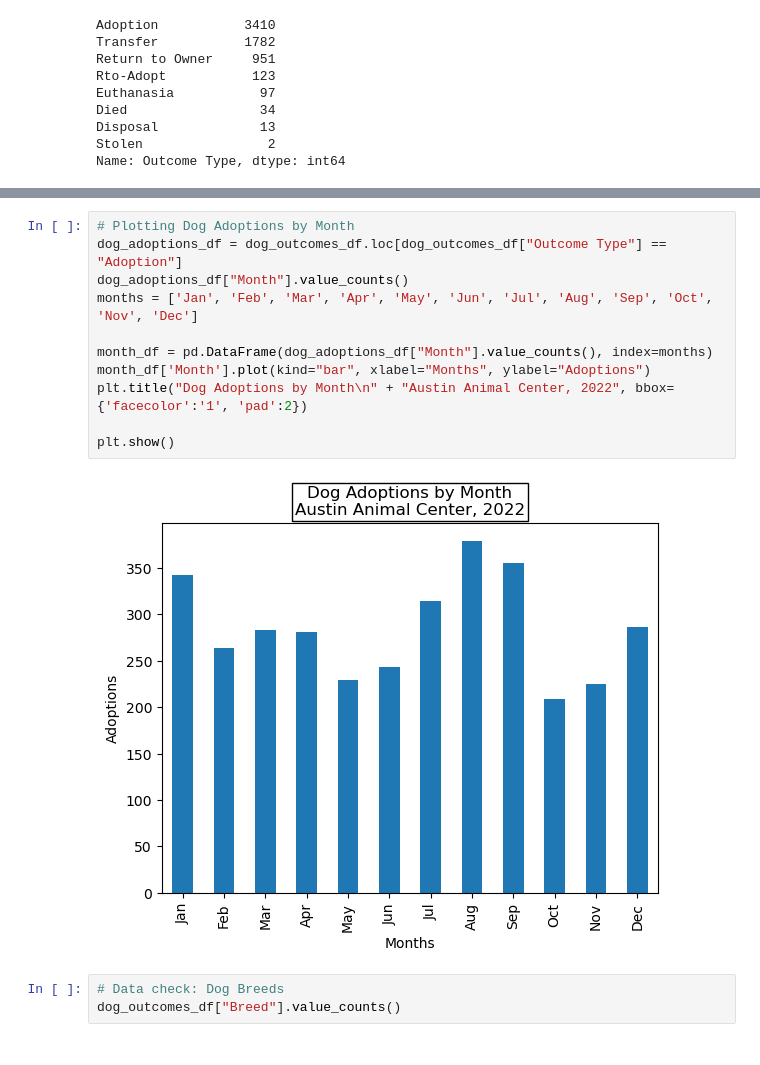
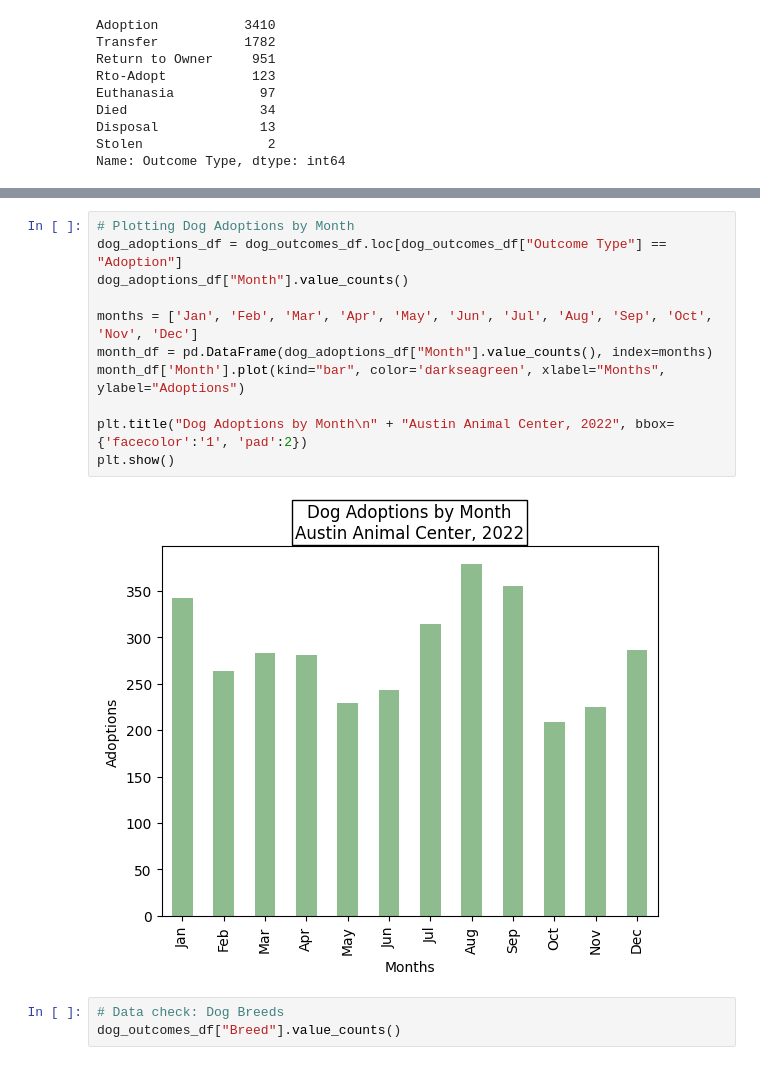
Before and after one commit to SariStormdance/Project_1, a Jupyter notebook: Project Notebook/Project1_Latest.ipynb, the cells around one changed output, grey strips where cells are left out. Cells and saved outputs as stored; diff of their text form.

Commit message:
Change bar colors

```diff
--- a/Project Notebook/Project1_Latest.ipynb
+++ b/Project Notebook/Project1_Latest.ipynb
@@ -293,16 +294,16 @@ plt.show()
 # %%
 # Plotting Dog Adoptions by Month
 dog_adoptions_df = dog_outcomes_df.loc[dog_outcomes_df["Outcome Type"] == "Adoption"]
 dog_adoptions_df["Month"].value_counts()
+
 months = ['Jan', 'Feb', 'Mar', 'Apr', 'May', 'Jun', 'Jul', 'Aug', 'Sep', 'Oct', 'Nov', 'Dec']
+month_df = pd.DataFrame(dog_adoptions_df["Month"].value_counts(), index=months)
+month_df['Month'].plot(kind="bar", color='darkseagreen', xlabel="Months", ylabel="Adoptions")
 
-month_df = pd.DataFrame(dog_adoptions_df["Month"].value_counts(), index=months)
-month_df['Month'].plot(kind="bar", xlabel="Months", ylabel="Adoptions")
 plt.title("Dog Adoptions by Month\n" + "Austin Animal Center, 2022", bbox={'facecolor':'1', 'pad':2})
-
 plt.show()
 # %% [output]
-[figure, old version]
+[figure, new version]
 # %%
 # Data check: Dog Breeds
 dog_outcomes_df["Breed"].value_counts()
```
Also changed, not shown: parts of 5 cells of this notebook.
